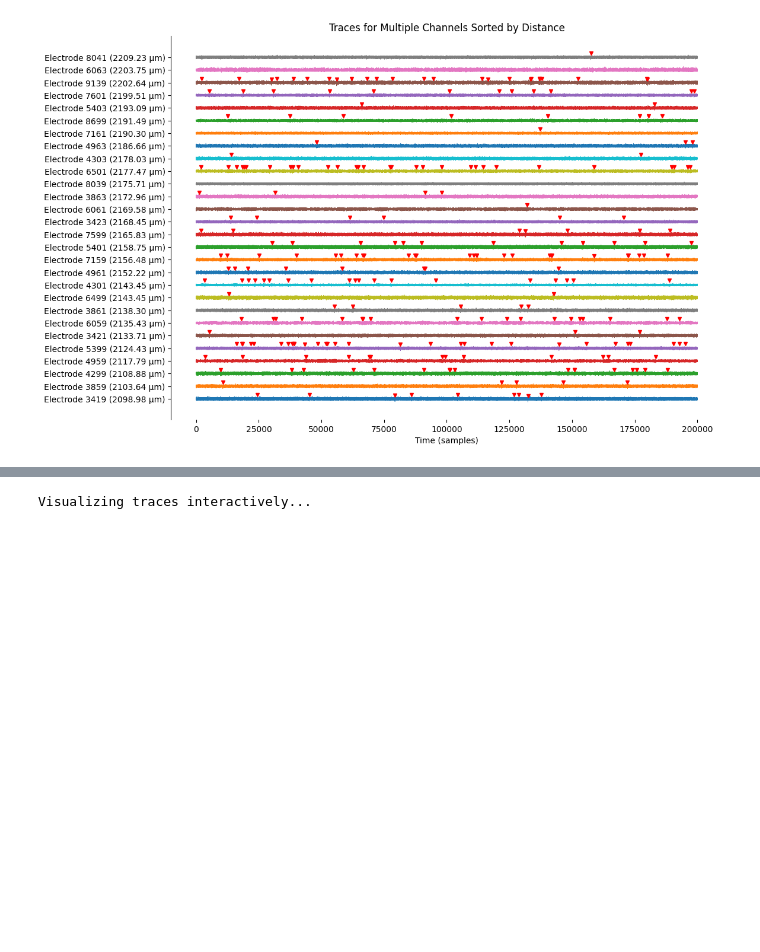
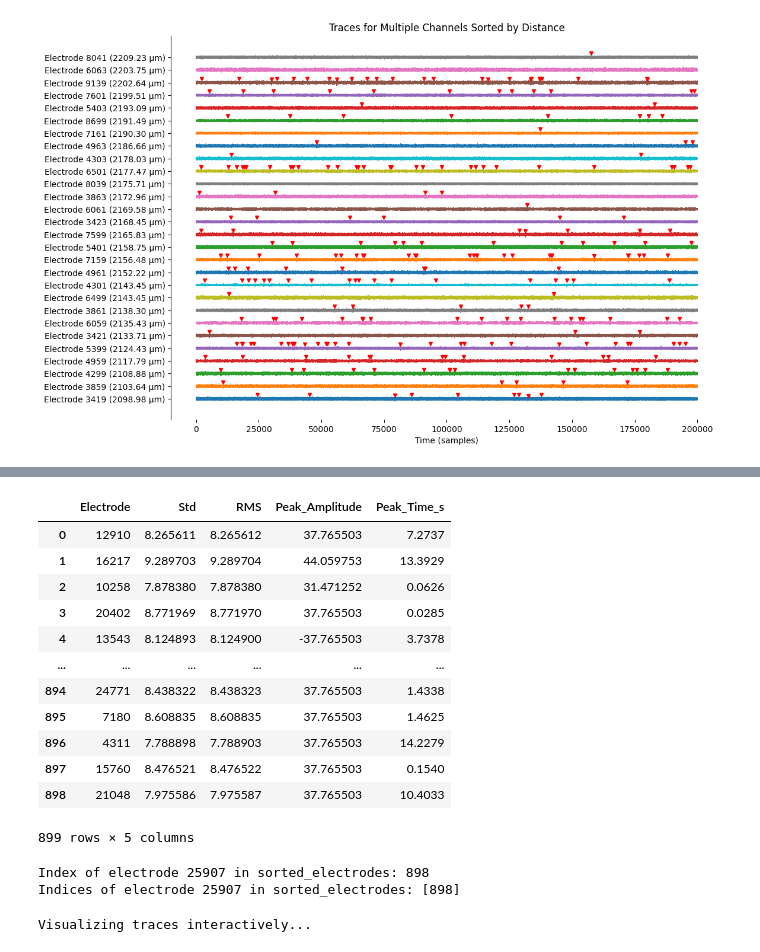
Before and after one commit to roybens/MEA_Analysis, a Jupyter notebook: IPNAnalysis/BrianSliceanalysis.ipynb, the cells around one changed output, grey strips where cells are left out. Cells and saved outputs as stored; diff of their text form; code cells hidden in the pictures; blank space fills up the shorter version.

```diff
--- a/IPNAnalysis/BrianSliceanalysis.ipynb
+++ b/IPNAnalysis/BrianSliceanalysis.ipynb
@@ -623,3 +871,33 @@ Warning: No spikes detected for electrode 16662.
+# %%
+peak_summary_df
+# %% [output]
+|  | Electrode | Std | RMS | Peak_Amplitude | Peak_Time_s |
+| 0 | 12910 | 8.265611 | 8.265612 | 37.765503 | 7.2737 |
+| 1 | 16217 | 9.289703 | 9.289704 | 44.059753 | 13.3929 |
+| 2 | 10258 | 7.878380 | 7.878380 | 31.471252 | 0.0626 |
+| 3 | 20402 | 8.771969 | 8.771970 | 37.765503 | 0.0285 |
+| 4 | 13543 | 8.124893 | 8.124900 | -37.765503 | 3.7378 |
+| ... | ... | ... | ... | ... | ... |
+| 894 | 24771 | 8.438322 | 8.438323 | 37.765503 | 1.4338 |
+| 895 | 7180 | 8.608835 | 8.608835 | 37.765503 | 1.4625 |
+| 896 | 4311 | 7.788898 | 7.788903 | 37.765503 | 14.2279 |
+| 897 | 15760 | 8.476521 | 8.476522 | 37.765503 | 0.1540 |
+| 898 | 21048 | 7.975586 | 7.975587 | 37.765503 | 10.4033 |
+899 rows × 5 columns
+# %%
+# Find index in sorted_electrodes
+try:
+    idx_in_sorted_electrodes = sorted_electrodes.index(25907)
+    print(f"Index of electrode 25907 in sorted_electrodes: {idx_in_sorted_electrodes}")
+except ValueError:
+    print("Electrode 25907 not found in sorted_electrodes.")
+
+# Find index in sorted_indices (if electrode 25907 corresponds to a channel index)
+indices_in_sorted_indices = [i for i, e in enumerate(sorted_electrodes) if e == 25907]
+print(f"Indices of electrode 25907 in sorted_electrodes: {indices_in_sorted_indices}")
+# %% [output]
+Index of electrode 25907 in sorted_electrodes: 898
+Indices of electrode 25907 in sorted_electrodes: [898]
 # %%
 import pandas as pd
 import ipywidgets as widgets
```
Also changed, not shown: parts of 9 cells of this notebook.
